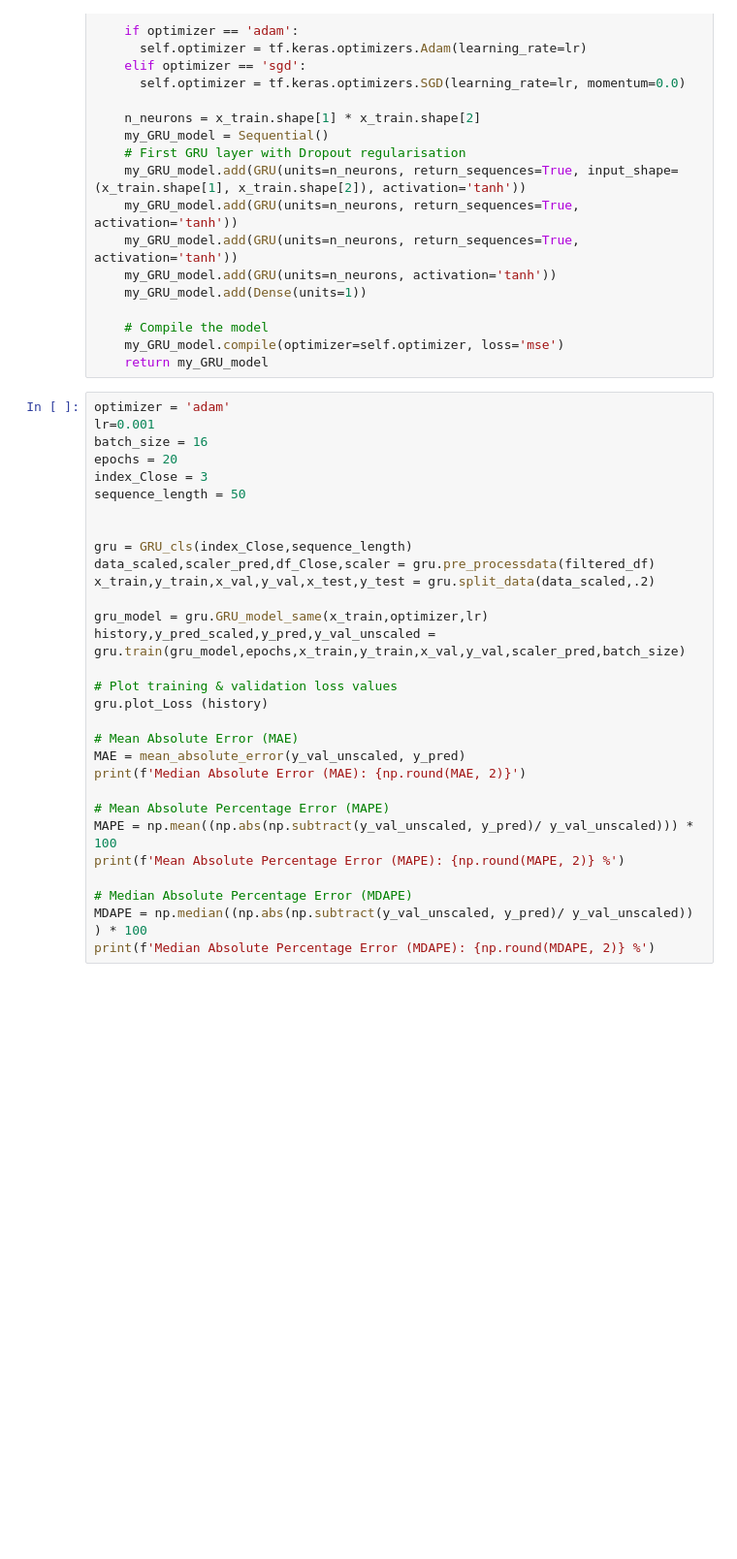
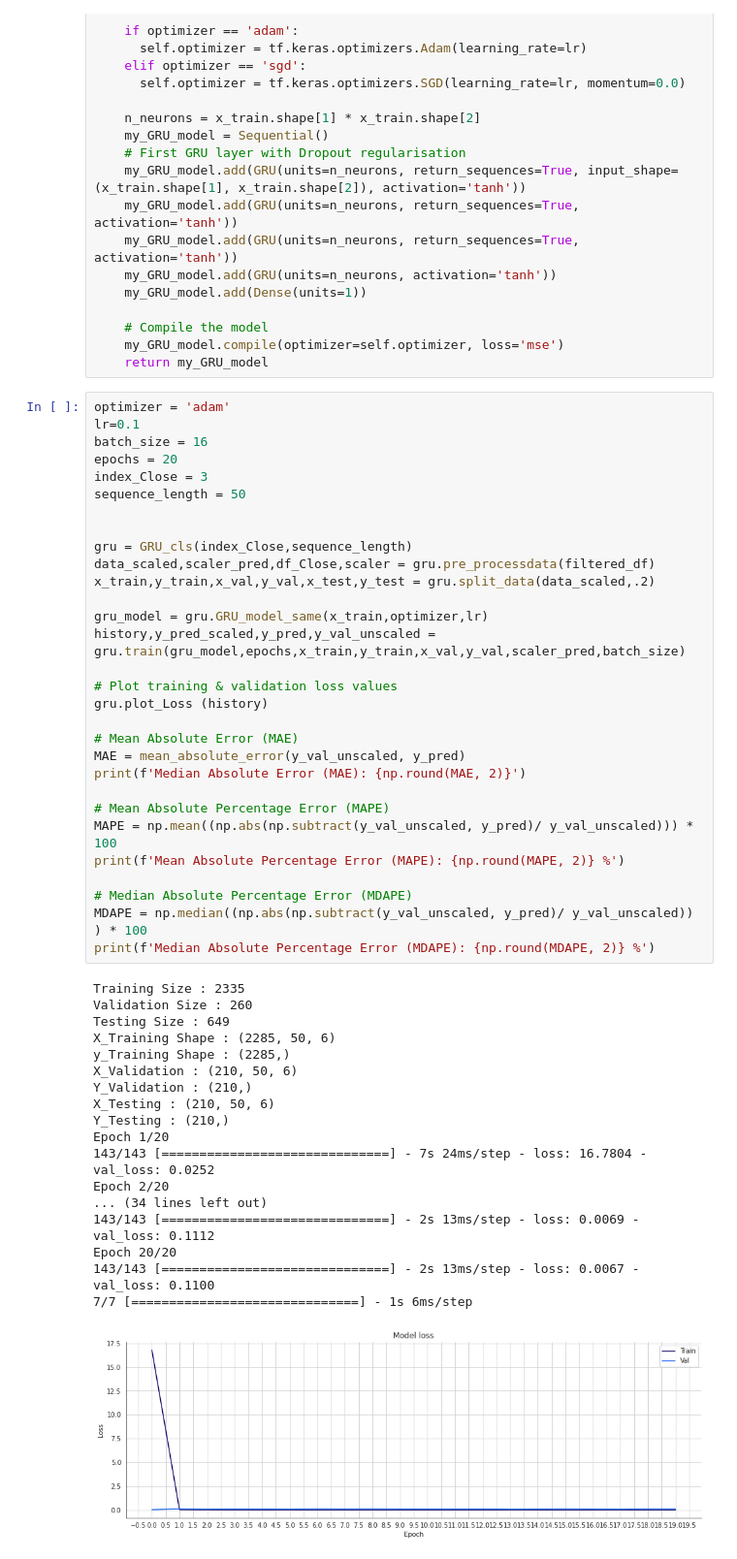
Before and after one commit to Anomaly1702/Ass3_Rnn, a Jupyter notebook: ASS3_RNN.ipynb, the cells around one changed output. Shown at 97% size. Drawn from its saved outputs; the diff is of its cells as text; blank space fills up the shorter version.

```diff
--- a/ASS3_RNN.ipynb
+++ b/ASS3_RNN.ipynb
@@ -754,31 +766,50 @@ class GRU_cls(Basenet):
     return my_GRU_model
 # %%
 optimizer = 'adam'
-lr=0.001
+lr=0.1
 batch_size = 16
 epochs = 20
 index_Close = 3
 sequence_length = 50
 
 
 gru = GRU_cls(index_Close,sequence_length)
 data_scaled,scaler_pred,df_Close,scaler = gru.pre_processdata(filtered_df)
 x_train,y_train,x_val,y_val,x_test,y_test = gru.split_data(data_scaled,.2)
 
 gru_model = gru.GRU_model_same(x_train,optimizer,lr)
 history,y_pred_scaled,y_pred,y_val_unscaled = gru.train(gru_model,epochs,x_train,y_train,x_val,y_val,scaler_pred,batch_size)
 
 # Plot training & validation loss values
 gru.plot_Loss (history)
 
 # Mean Absolute Error (MAE)
 MAE = mean_absolute_error(y_val_unscaled, y_pred)
 print(f'Median Absolute Error (MAE): {np.round(MAE, 2)}')
 
 # Mean Absolute Percentage Error (MAPE)
 MAPE = np.mean((np.abs(np.subtract(y_val_unscaled, y_pred)/ y_val_unscaled))) * 100
 print(f'Mean Absolute Percentage Error (MAPE): {np.round(MAPE, 2)} %')
 
 # Median Absolute Percentage Error (MDAPE)
 MDAPE = np.median((np.abs(np.subtract(y_val_unscaled, y_pred)/ y_val_unscaled)) ) * 100
 print(f'Median Absolute Percentage Error (MDAPE): {np.round(MDAPE, 2)} %')
+# %% [output]
+Training Size : 2335
+Validation Size : 260
+Testing Size : 649
+X_Training Shape : (2285, 50, 6)
+y_Training Shape : (2285,)
+X_Validation : (210, 50, 6)
+Y_Validation : (210,)
+X_Testing : (210, 50, 6)
+Y_Testing : (210,)
+Epoch 1/20
+143/143 [==============================] - 7s 24ms/step - loss: 16.7804 - val_loss: 0.0252
+Epoch 2/20
+... (34 lines left out)
+143/143 [==============================] - 2s 13ms/step - loss: 0.0069 - val_loss: 0.1112
+Epoch 20/20
+143/143 [==============================] - 2s 13ms/step - loss: 0.0067 - val_loss: 0.1100
+7/7 [==============================] - 1s 6ms/step
+[figure, added]
```
Also changed, not shown: parts of 12 cells of this notebook.
